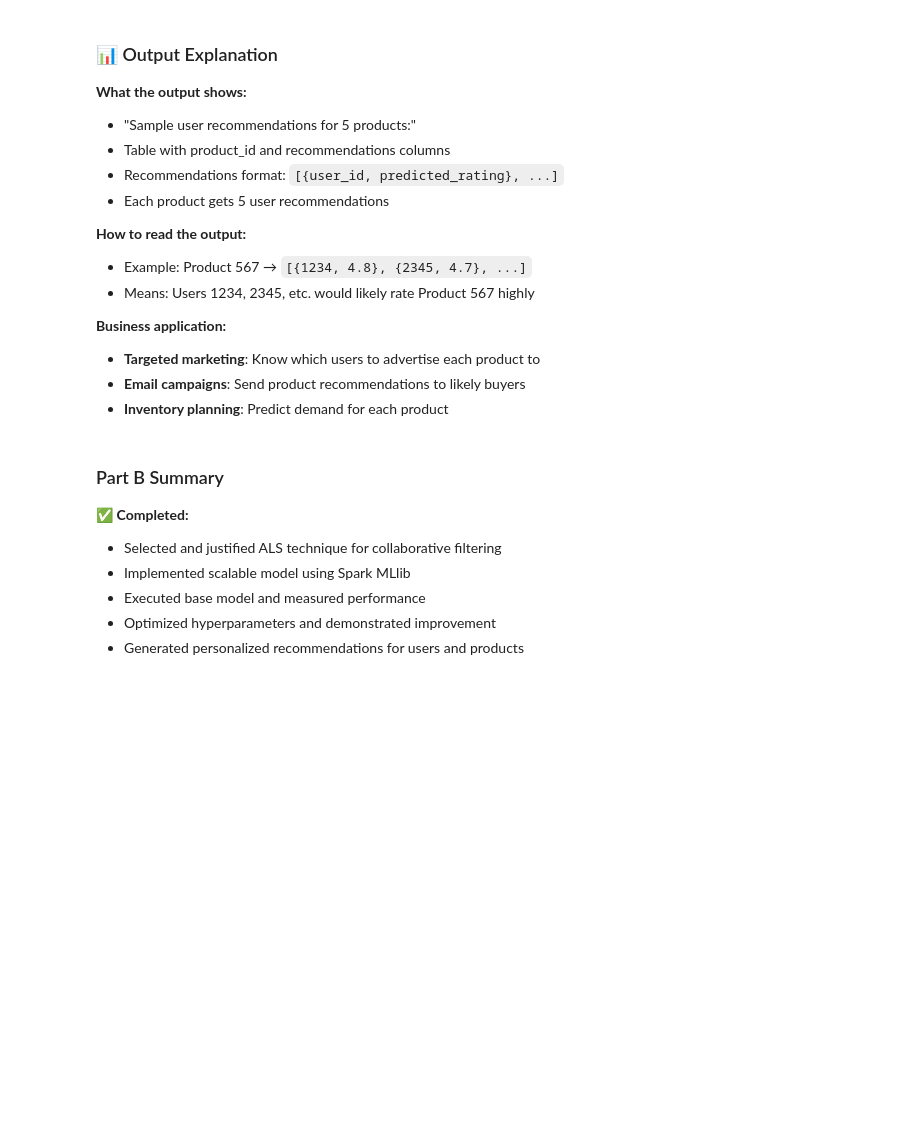
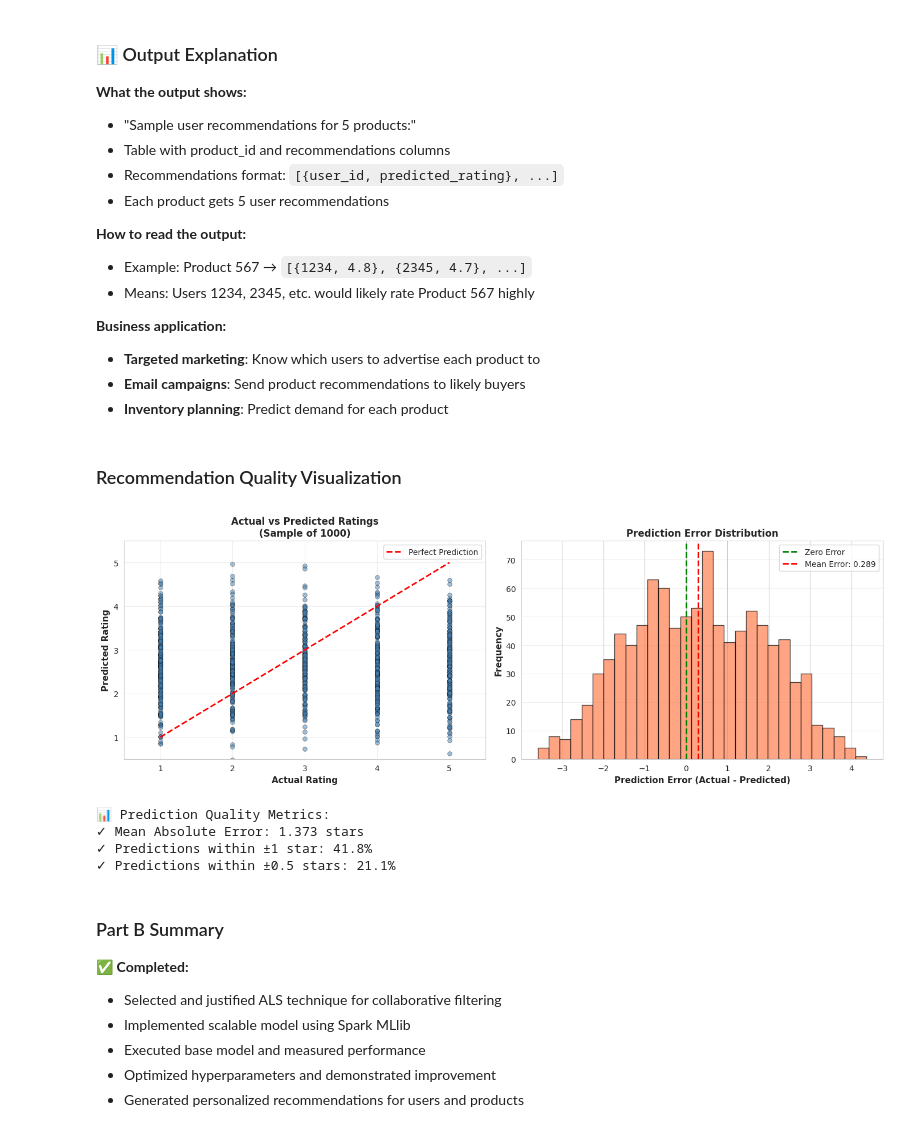
Before and after one commit to GenoJ83/Big-Data-Mining-and-Analytics-Exam, a Jupyter notebook: BigData_Project_Complete.ipynb, the cells around one changed output. Saved outputs shown, nothing was run; the diff lists cells and outputs as text; code cells hidden in the pictures; blank space fills up the shorter version.

```diff
--- a/BigData_Project_Complete.ipynb
+++ b/BigData_Project_Complete.ipynb
@@ -629,6 +722,55 @@ only showing top 5 rows
 - **Targeted marketing**: Know which users to advertise each product to
 - **Email campaigns**: Send product recommendations to likely buyers
 - **Inventory planning**: Predict demand for each product
+# %% [markdown]
+### Recommendation Quality Visualization
+# %%
+# Visualize prediction accuracy
+import matplotlib.pyplot as plt
+import numpy as np
+
+# Sample predictions for visualization
+sample_preds = predictions_opt.select("rating", "prediction").limit(1000).toPandas()
+
+fig, axes = plt.subplots(1, 2, figsize=(14, 5))
+
+# 1. Actual vs Predicted Scatter Plot
+axes[0].scatter(sample_preds['rating'], sample_preds['prediction'],
+               alpha=0.5, s=30, color='steelblue', edgecolors='black', linewidth=0.5)
+axes[0].plot([1, 5], [1, 5], 'r--', lw=2, label='Perfect Prediction')
+axes[0].set_xlabel('Actual Rating', fontsize=11, fontweight='bold')
+axes[0].set_ylabel('Predicted Rating', fontsize=11, fontweight='bold')
+axes[0].set_title('Actual vs Predicted Ratings\n(Sample of 1000)', fontsize=12, fontweight='bold')
+axes[0].legend()
+axes[0].grid(True, alpha=0.3)
+axes[0].set_xlim(0.5, 5.5)
+axes[0].set_ylim(0.5, 5.5)
+
+# 2. Prediction Error Distribution
+errors = sample_preds['rating'] - sample_preds['prediction']
+axes[1].hist(errors, bins=30, color='coral', alpha=0.7, edgecolor='black')
+axes[1].axvline(x=0, color='green', linestyle='--', linewidth=2, label='Zero Error')
+axes[1].axvline(x=errors.mean(), color='red', linestyle='--', linewidth=2,
+               label=f'Mean Error: {errors.mean():.3f}')
+axes[1].set_xlabel('Prediction Error (Actual - Predicted)', fontsize=11, fontweight='bold')
+axes[1].set_ylabel('Frequency', fontsize=11, fontweight='bold')
+axes[1].set_title('Prediction Error Distribution', fontsize=12, fontweight='bold')
+axes[1].legend()
+axes[1].grid(axis='y', alpha=0.3)
+
+plt.tight_layout()
+plt.show()
+
+print(f"\n📊 Prediction Quality Metrics:")
+print(f"✓ Mean Absolute Error: {abs(errors).mean():.3f} stars")
+print(f"✓ Predictions within ±1 star: {(abs(errors) <= 1).sum() / len(errors) * 100:.1f}%")
+print(f"✓ Predictions within ±0.5 stars: {(abs(errors) <= 0.5).sum() / len(errors) * 100:.1f}%")
+# %% [output]
+[figure, added]
+📊 Prediction Quality Metrics:
+✓ Mean Absolute Error: 1.373 stars
+✓ Predictions within ±1 star: 41.8%
+✓ Predictions within ±0.5 stars: 21.1%
 # %% [markdown]
 ### Part B Summary
 
```
Also changed, not shown: parts of 25 cells of this notebook, 11 other files.
